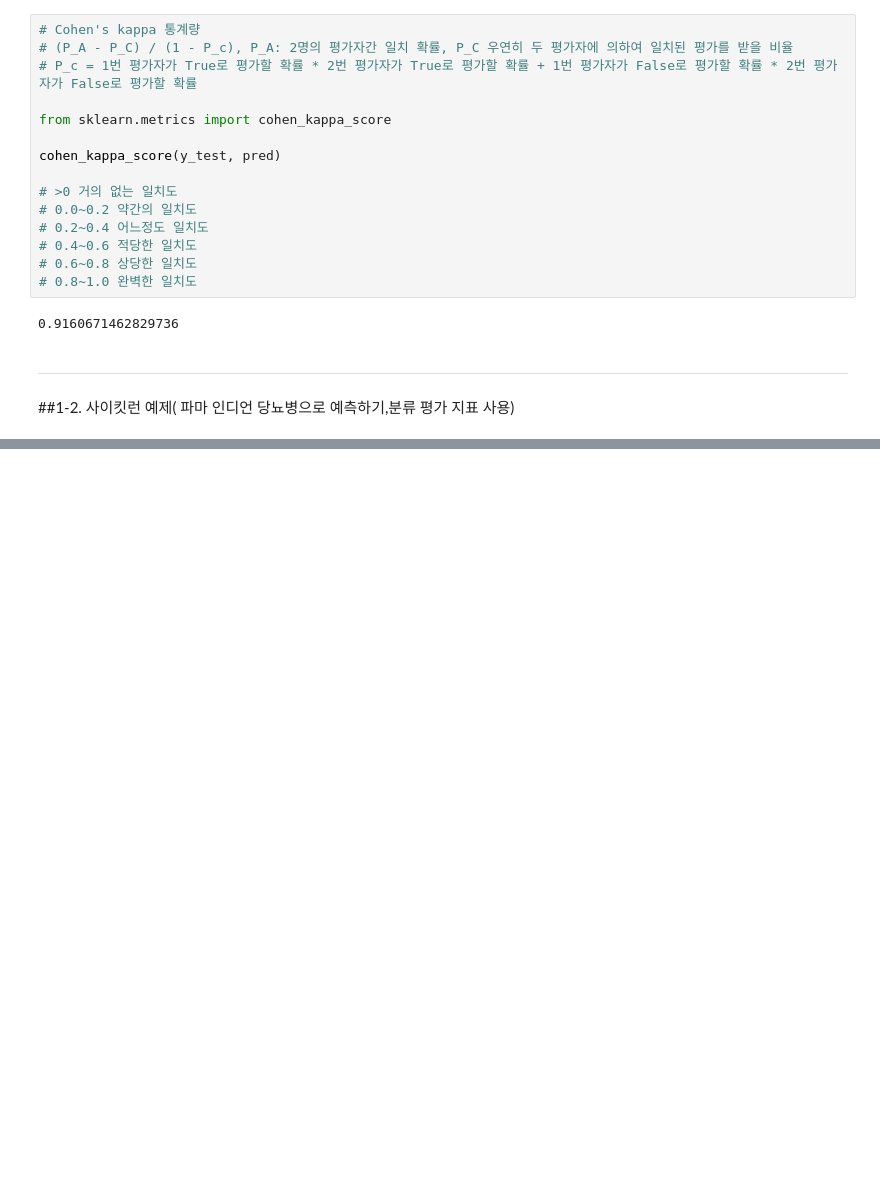
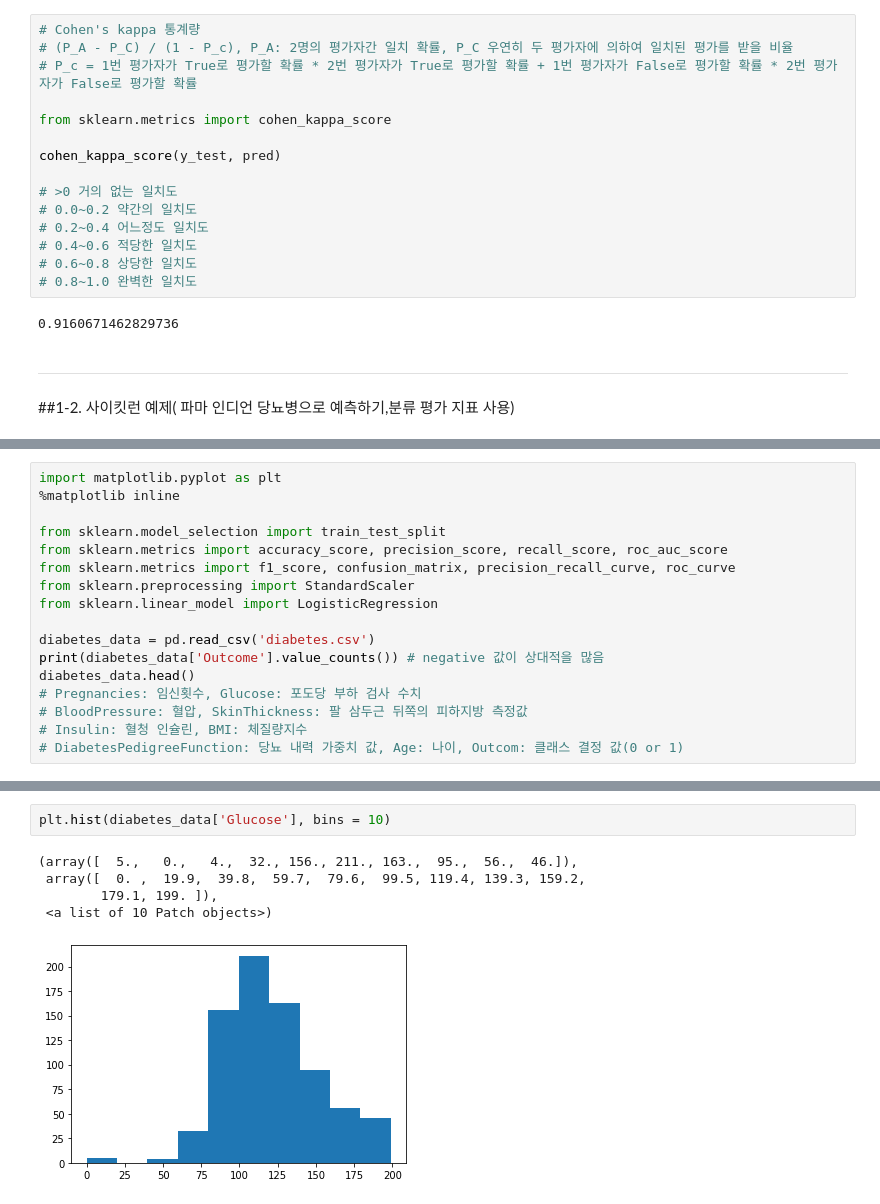
Before and after one commit to jerry-ryu/ML_beginning, a Jupyter notebook: 3.Classification.ipynb, the cells around one changed output, grey strips where cells are left out. Drawn from its saved outputs; the diff is of its cells as text; blank space fills up the shorter version.

```diff
--- a/3.Classification.ipynb
+++ b/3.Classification.ipynb
@@ -274,0 +279,17 @@ cohen_kappa_score(y_test, pred)
+# %%
+import matplotlib.pyplot as plt
+%matplotlib inline
+
+from sklearn.model_selection import train_test_split
+from sklearn.metrics import accuracy_score, precision_score, recall_score, roc_auc_score
+from sklearn.metrics import f1_score, confusion_matrix, precision_recall_curve, roc_curve
+from sklearn.preprocessing import StandardScaler
+from sklearn.linear_model import LogisticRegression
+
+diabetes_data = pd.read_csv('diabetes.csv')
+print(diabetes_data['Outcome'].value_counts()) # negative 값이 상대적을 많음
+diabetes_data.head()
+# Pregnancies: 임신횟수, Glucose: 포도당 부하 검사 수치
+# BloodPressure: 혈압, SkinThickness: 팔 삼두근 뒤쪽의 피하지방 측정값
+# Insulin: 혈청 인슐린, BMI: 체질량지수
+# DiabetesPedigreeFunction: 당뇨 내력 가중치 값, Age: 나이, Outcom: 클래스 결정 값(0 or 1)
@@ -274,0 +384,8 @@ cohen_kappa_score(y_test, pred)
+# %%
+plt.hist(diabetes_data['Glucose'], bins = 10)
+# %% [output]
+(array([  5.,   0.,   4.,  32., 156., 211., 163.,  95.,  56.,  46.]),
+ array([  0. ,  19.9,  39.8,  59.7,  79.6,  99.5, 119.4, 139.3, 159.2,
+        179.1, 199. ]),
+ <a list of 10 Patch objects>)
+[figure, added]
```
Also changed, not shown: parts of 13 cells of this notebook.
